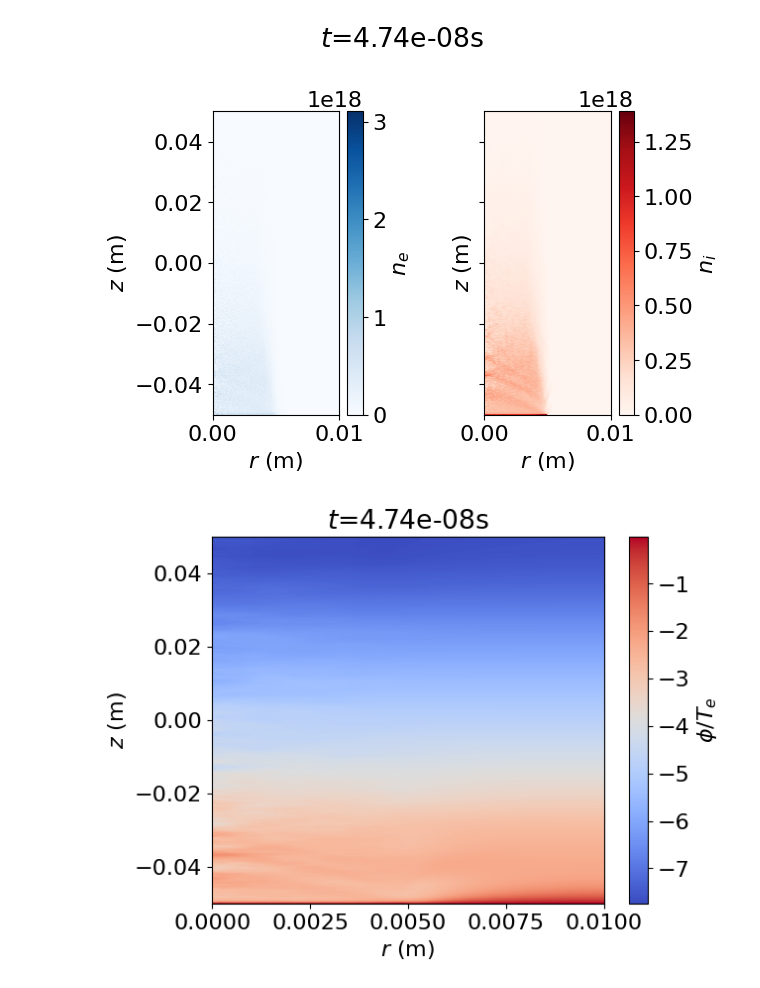
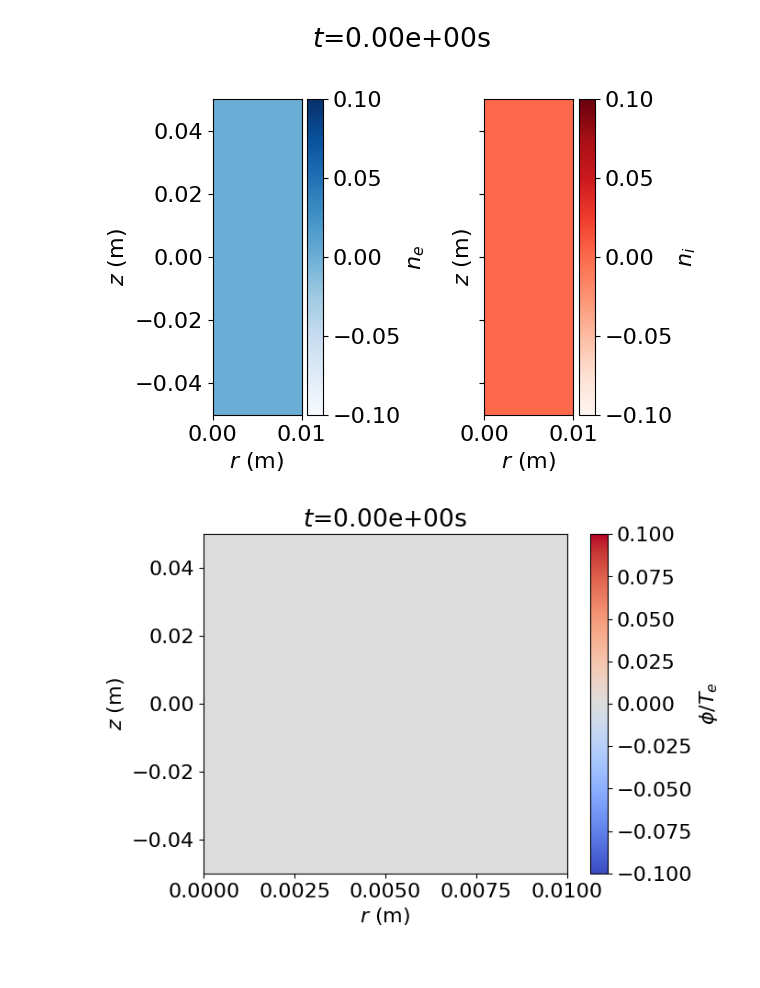
Before and after one commit to HuntFeng/magnetic-nozzle-warpx, a Jupyter notebook: analysis.ipynb, the cells around one changed output. Drawn from its saved outputs; the diff is of its cells as text; code cells hidden in the pictures.

```diff
--- a/analysis.ipynb
+++ b/analysis.ipynb
@@ -1,12 +1,12 @@
 # %%
 from post_processing import Analysis
 # %%
-analysis = Analysis("diags202312150202")
+analysis = Analysis("diags202312181612")
 # %%
-frame = 100
+frame = 0
 for plot_type in ["slice", "line"]:
     analysis.plot_density(frame, plot_type=plot_type)
     analysis.plot_potential(frame, plot_type=plot_type)
 # %% [output]
-[figure, old version]
+[figure, new version]
-[figure, old version]
+[figure, new version]
```
Also changed, not shown: parts of 2 cells of this notebook, 4 other files.
